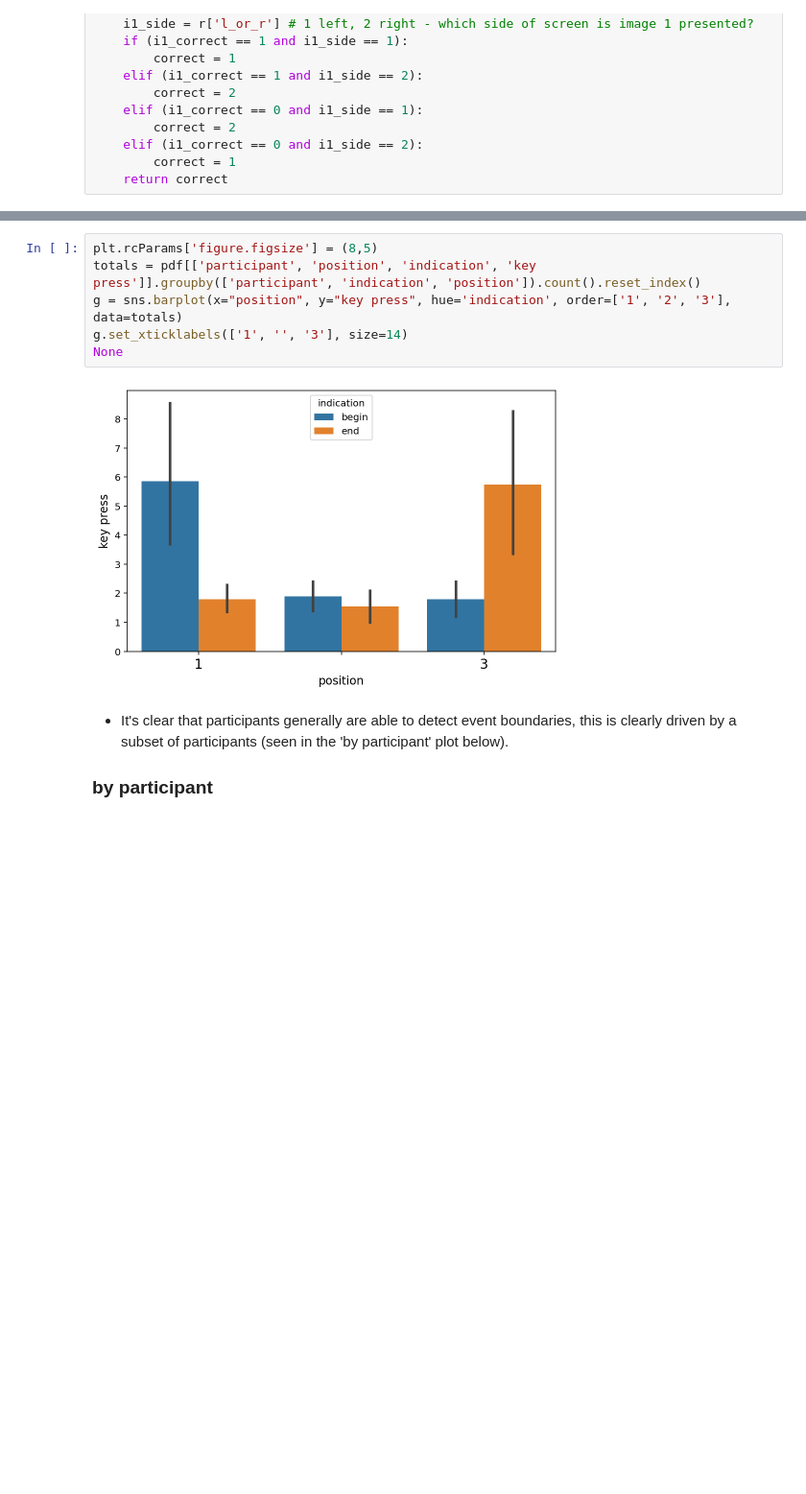
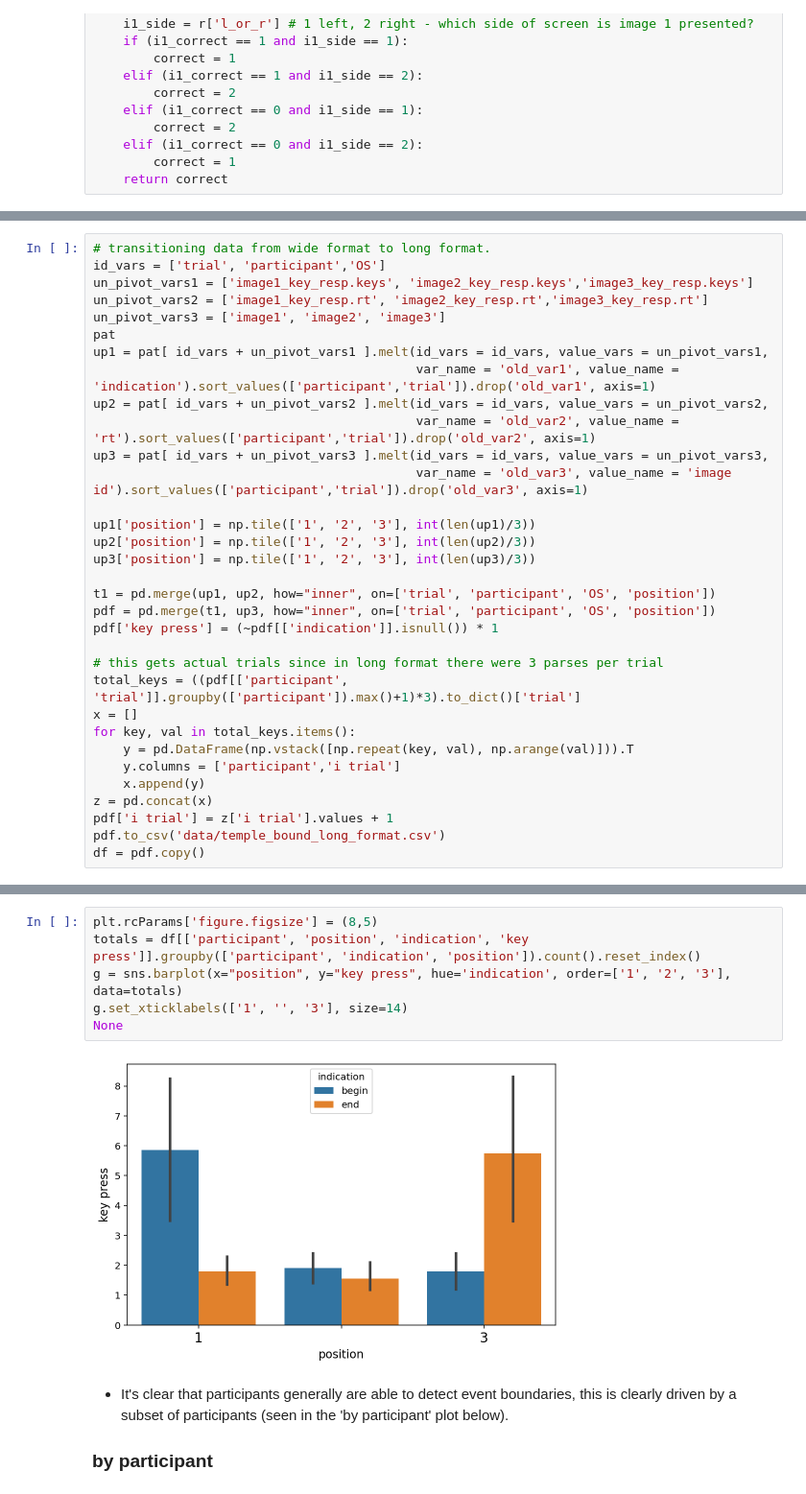
Before and after one commit to tonydutcher/temple_bound, a Jupyter notebook: temple_bound.ipynb, the cells around one changed output, grey strips where cells are left out. Shown: that part at 96% size. Drawn from its saved outputs; the diff is of its cells as text; blank space fills up the shorter version.

```diff
--- a/temple_bound.ipynb
+++ b/temple_bound.ipynb
@@ -69,3 +43,36 @@ pdf.to_csv('data/temple_bound_long_format.csv')
+# %%
+# transitioning data from wide format to long format.
+id_vars = ['trial', 'participant','OS']
+un_pivot_vars1 = ['image1_key_resp.keys', 'image2_key_resp.keys','image3_key_resp.keys']
+un_pivot_vars2 = ['image1_key_resp.rt', 'image2_key_resp.rt','image3_key_resp.rt']
+un_pivot_vars3 = ['image1', 'image2', 'image3']
+pat
+up1 = pat[ id_vars + un_pivot_vars1 ].melt(id_vars = id_vars, value_vars = un_pivot_vars1,
+                                           var_name = 'old_var1', value_name = 'indication').sort_values(['participant','trial']).drop('old_var1', axis=1)
+up2 = pat[ id_vars + un_pivot_vars2 ].melt(id_vars = id_vars, value_vars = un_pivot_vars2,
+                                           var_name = 'old_var2', value_name = 'rt').sort_values(['participant','trial']).drop('old_var2', axis=1)
+up3 = pat[ id_vars + un_pivot_vars3 ].melt(id_vars = id_vars, value_vars = un_pivot_vars3,
+                                           var_name = 'old_var3', value_name = 'image id').sort_values(['participant','trial']).drop('old_var3', axis=1)
+
+up1['position'] = np.tile(['1', '2', '3'], int(len(up1)/3))
+up2['position'] = np.tile(['1', '2', '3'], int(len(up2)/3))
+up3['position'] = np.tile(['1', '2', '3'], int(len(up3)/3))
+
+t1 = pd.merge(up1, up2, how="inner", on=['trial', 'participant', 'OS', 'position'])
+pdf = pd.merge(t1, up3, how="inner", on=['trial', 'participant', 'OS', 'position'])
+pdf['key press'] = (~pdf[['indication']].isnull()) * 1
+
+# this gets actual trials since in long format there were 3 parses per trial
+total_keys = ((pdf[['participant', 'trial']].groupby(['participant']).max()+1)*3).to_dict()['trial']
+x = []
+for key, val in total_keys.items():
+    y = pd.DataFrame(np.vstack([np.repeat(key, val), np.arange(val)])).T
+    y.columns = ['participant','i trial']
+    x.append(y)
+z = pd.concat(x)
+pdf['i trial'] = z['i trial'].values + 1
+pdf.to_csv('data/temple_bound_long_format.csv')
+df = pdf.copy()
 # %% [markdown]
 # Can participants detect event boundaries in a continuous stream?
 
@@ -83,12 +98,12 @@ None
 [figure]
 # %%
 plt.rcParams['figure.figsize'] = (8,5)
-totals = pdf[['participant', 'position', 'indication', 'key press']].groupby(['participant', 'indication', 'position']).count().reset_index()
+totals = df[['participant', 'position', 'indication', 'key press']].groupby(['participant', 'indication', 'position']).count().reset_index()
 g = sns.barplot(x="position", y="key press", hue='indication', order=['1', '2', '3'], data=totals)
 g.set_xticklabels(['1', '', '3'], size=14)
 None
 # %% [output]
-[figure, old version]
+[figure, new version]
 # %% [markdown]
 - It's clear that participants generally are able to detect event boundaries, this is clearly driven by a subset of participants (seen in the 'by participant' plot below).
 
```
Also changed, not shown: parts of 7 cells of this notebook.
